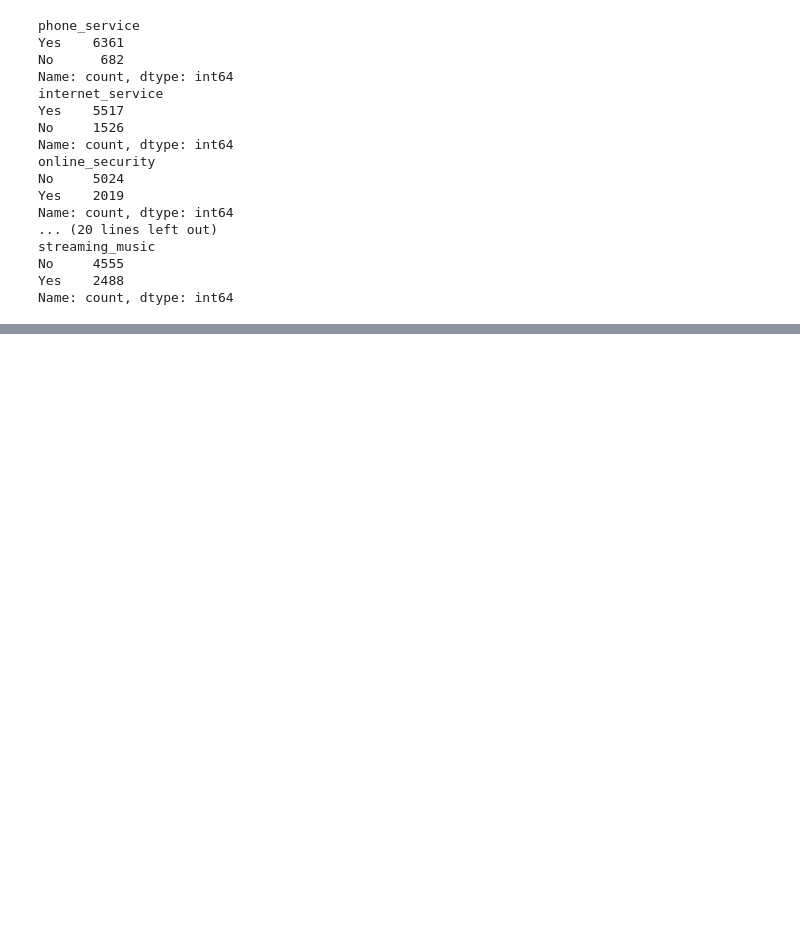
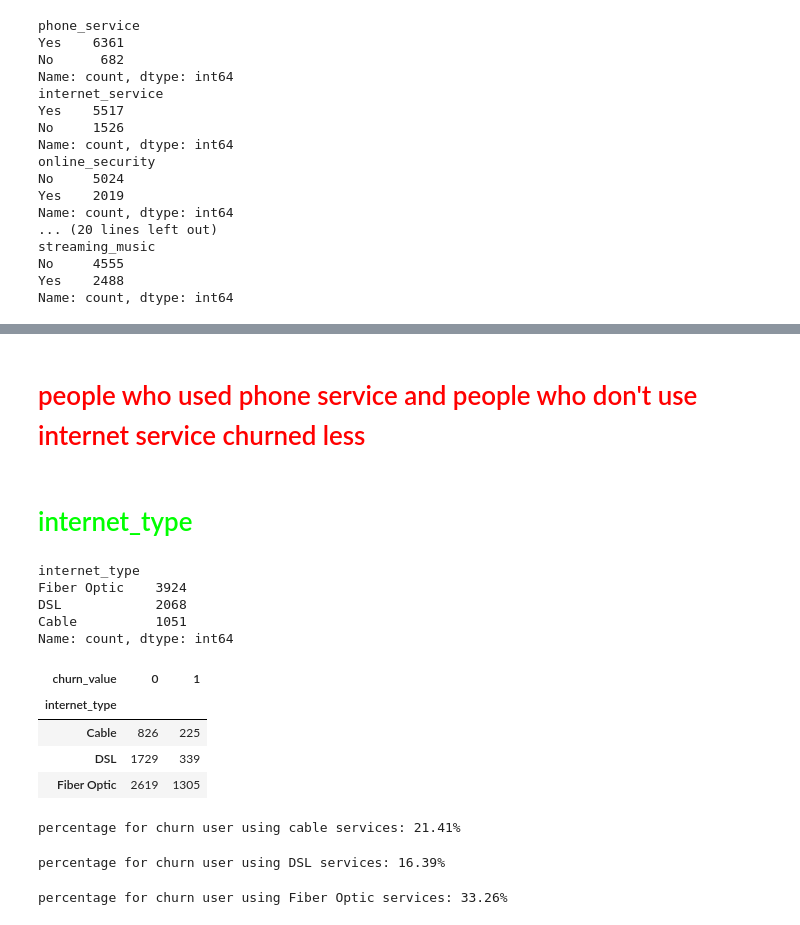
Before and after one commit to Harsh-Tiwadi/Customer-churn, a Jupyter notebook: notebook/EDA.ipynb, the cells around one changed output, grey strips where cells are left out. Saved outputs shown, nothing was run; the diff lists cells and outputs as text; code cells hidden in the pictures; blank space fills up the shorter version.

```diff
--- a/notebook/EDA.ipynb
+++ b/notebook/EDA.ipynb
@@ -378,0 +405,42 @@ Name: count, dtype: int64
+# %% [markdown]
+# <span style='color:red'>people who used phone service and people who don't use internet service churned less
+# %% [markdown]
+# <span style = 'color:lime'> internet_type
+# %%
+df.internet_type.value_counts()
+# %% [output]
+internet_type
+Fiber Optic    3924
+DSL            2068
+Cable          1051
+Name: count, dtype: int64
+# %%
+internet_types = pd.crosstab(df.internet_type, df.churn_value)
+internet_types
+# %% [output]
+| churn_value | 0 | 1 |
+| internet_type |  |  |
+| Cable | 826 | 225 |
+| DSL | 1729 | 339 |
+| Fiber Optic | 2619 | 1305 |
+# %%
+total_cable = internet_types.loc['Cable'].sum()
+churn_cable = internet_types.loc['Cable'][1]
+per_chrun_cable = (churn_cable/total_cable)
+print(f"percentage for churn user using cable services: {per_chrun_cable:.2%}")
+# %% [output]
+percentage for churn user using cable services: 21.41%
+# %%
+total_DSL = internet_types.loc['DSL'].sum()
+churn_DSL = internet_types.loc['DSL'][1]
+per_chrun_DSL = (churn_DSL/total_DSL)
+print(f"percentage for churn user using DSL services: {per_chrun_DSL:.2%}")
+# %% [output]
+percentage for churn user using DSL services: 16.39%
+# %%
+total_Fiber_Optic = internet_types.loc['Fiber Optic'].sum()
+churn_Fiber_Optic = internet_types.loc['Fiber Optic'][1]
+per_chrun_Fiber_Optic = (churn_Fiber_Optic/total_Fiber_Optic)
+print(f"percentage for churn user using Fiber Optic services: {per_chrun_Fiber_Optic:.2%}")
+# %% [output]
+percentage for churn user using Fiber Optic services: 33.26%
```
Also changed, not shown: parts of 18 cells of this notebook.
